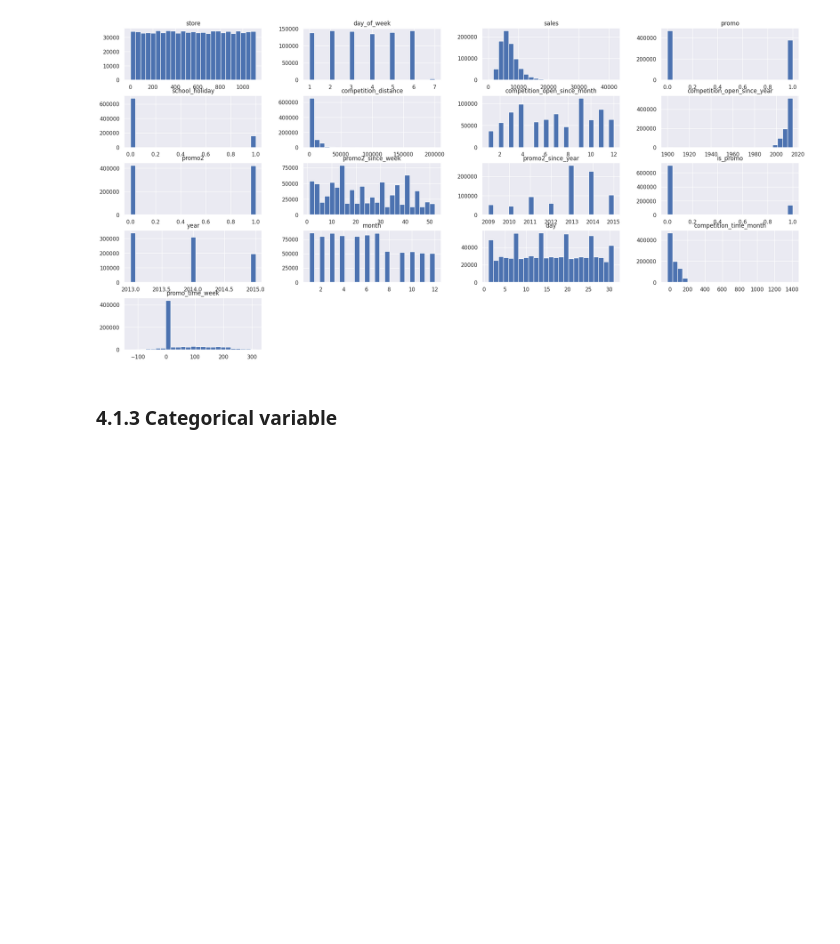
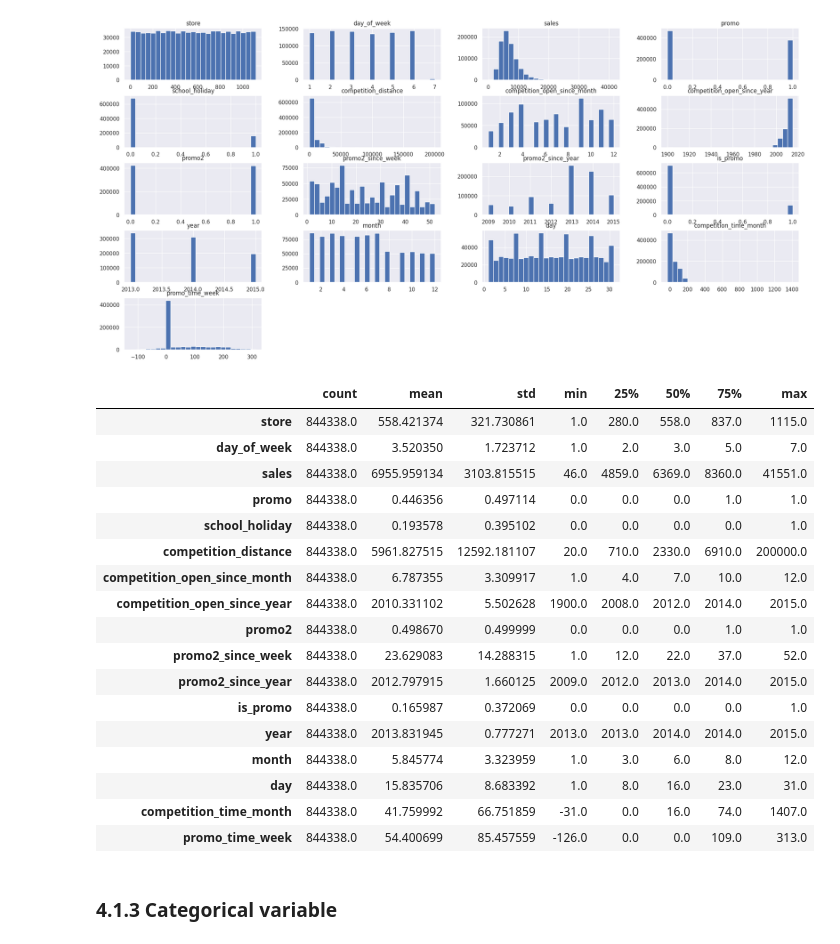
Before and after one commit to fr22/Rossmann_sales_prediction, a Jupyter notebook: store_sales_prediction.ipynb, the cells around one changed output. Cells and saved outputs as stored; diff of their text form; code cells hidden in the pictures; blank space fills up the shorter version.

```diff
--- a/store_sales_prediction.ipynb
+++ b/store_sales_prediction.ipynb
@@ -548,6 +548,27 @@ sns.histplot(df4['sales'], bins = 50);
 num_attributes.hist(bins = 25);
 # %% [output]
 [figure]
+# %%
+num_attributes.describe().T
+# %% [output]
+|  | count | mean | std | min | 25% | 50% | 75% | max |
+| store | 844338.0 | 558.421374 | 321.730861 | 1.0 | 280.0 | 558.0 | 837.0 | 1115.0 |
+| day_of_week | 844338.0 | 3.520350 | 1.723712 | 1.0 | 2.0 | 3.0 | 5.0 | 7.0 |
+| sales | 844338.0 | 6955.959134 | 3103.815515 | 46.0 | 4859.0 | 6369.0 | 8360.0 | 41551.0 |
+| promo | 844338.0 | 0.446356 | 0.497114 | 0.0 | 0.0 | 0.0 | 1.0 | 1.0 |
+| school_holiday | 844338.0 | 0.193578 | 0.395102 | 0.0 | 0.0 | 0.0 | 0.0 | 1.0 |
+| competition_distance | 844338.0 | 5961.827515 | 12592.181107 | 20.0 | 710.0 | 2330.0 | 6910.0 | 200000.0 |
+| competition_open_since_month | 844338.0 | 6.787355 | 3.309917 | 1.0 | 4.0 | 7.0 | 10.0 | 12.0 |
+| competition_open_since_year | 844338.0 | 2010.331102 | 5.502628 | 1900.0 | 2008.0 | 2012.0 | 2014.0 | 2015.0 |
+| promo2 | 844338.0 | 0.498670 | 0.499999 | 0.0 | 0.0 | 0.0 | 1.0 | 1.0 |
+| promo2_since_week | 844338.0 | 23.629083 | 14.288315 | 1.0 | 12.0 | 22.0 | 37.0 | 52.0 |
+| promo2_since_year | 844338.0 | 2012.797915 | 1.660125 | 2009.0 | 2012.0 | 2013.0 | 2014.0 | 2015.0 |
+| is_promo | 844338.0 | 0.165987 | 0.372069 | 0.0 | 0.0 | 0.0 | 0.0 | 1.0 |
+| year | 844338.0 | 2013.831945 | 0.777271 | 2013.0 | 2013.0 | 2014.0 | 2014.0 | 2015.0 |
+| month | 844338.0 | 5.845774 | 3.323959 | 1.0 | 3.0 | 6.0 | 8.0 | 12.0 |
+| day | 844338.0 | 15.835706 | 8.683392 | 1.0 | 8.0 | 16.0 | 23.0 | 31.0 |
+| competition_time_month | 844338.0 | 41.759992 | 66.751859 | -31.0 | 0.0 | 16.0 | 74.0 | 1407.0 |
+| promo_time_week | 844338.0 | 54.400699 | 85.457559 | -126.0 | 0.0 | 0.0 | 109.0 | 313.0 |
 # %% [markdown]
 ### 4.1.3 Categorical variable
 # %%
```
Also changed, not shown: parts of 10 cells of this notebook.
